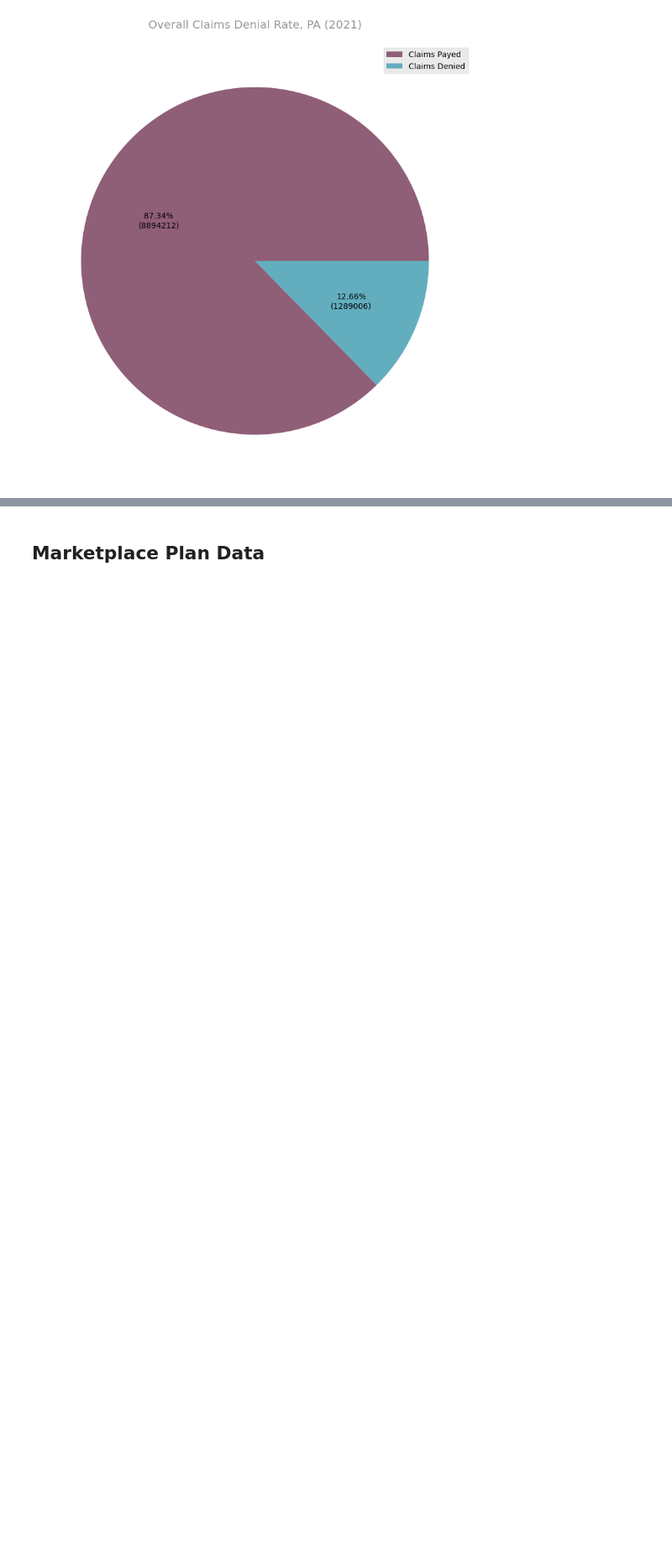
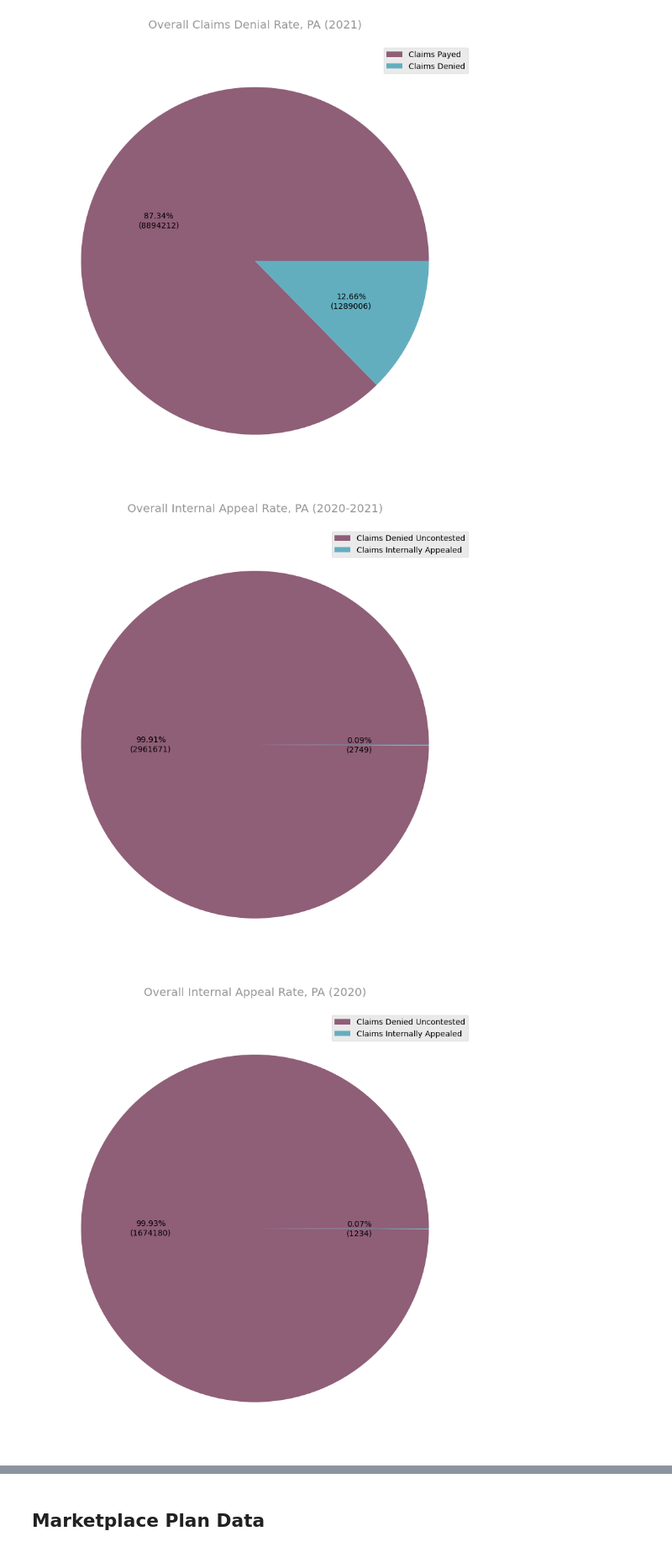
Before and after one commit to TPAFS/investigations, a Jupyter notebook: investigations/claims_denials/pa_claims.ipynb, the cells around one changed output, grey strips where cells are left out. Shown at 84% size. Cells and saved outputs as stored; diff of their text form; code cells hidden in the pictures; blank space fills up the shorter version.

Commit message:
Finish PA plots

```diff
--- a/investigations/claims_denials/pa_claims.ipynb
+++ b/investigations/claims_denials/pa_claims.ipynb
@@ -607,3 +607,39 @@ plot_pie(
 )
 # %% [output]
 [figure]
+# %%
+# Initial appeal rate
+total_appealed = issuer_df["internal_appeals"].sum()
+total_denied = issuer_df["claims_denied"].sum()
+plot_pie(
+    slice_names=["Claims Denied Uncontested", "Claims Internally Appealed"],
+    slice_vals=[total_denied - total_appealed, total_appealed],
+    title="Overall Internal Appeal Rate, PA (2020-2021)",
+    show=True,
+    save_path=os.path.join(OUTPUT_IMAGE_DIR, "internal_appeal_pie.png"),
+)
+
+issuer_2020 = year_dfs[0]
+total_appealed = issuer_2020["internal_appeals"].sum()
+total_denied = issuer_2020["claims_denied"].sum()
+plot_pie(
+    slice_names=["Claims Denied Uncontested", "Claims Internally Appealed"],
+    slice_vals=[total_denied - total_appealed, total_appealed],
+    title="Overall Internal Appeal Rate, PA (2020)",
+    show=True,
+    save_path=os.path.join(OUTPUT_IMAGE_DIR, "internal_appeal_pie_2020.png"),
+)
+
+issuer_2021 = year_dfs[1]
+total_appealed = issuer_2021["internal_appeals"].sum()
+total_denied = issuer_2021["claims_denied"].sum()
+plot_pie(
+    slice_names=["Claims Denied Uncontested", "Claims Internally Appealed"],
+    slice_vals=[total_denied - total_appealed, total_appealed],
+    title="Overall Internal Appeal Rate, PA (2021)",
+    show=True,
+    save_path=os.path.join(OUTPUT_IMAGE_DIR, "internal_appeal_pie_2021.png"),
+)
+# %% [output]
+[figure, added]
+[figure, added]
```
Also changed, not shown: parts of 5 cells of this notebook.
